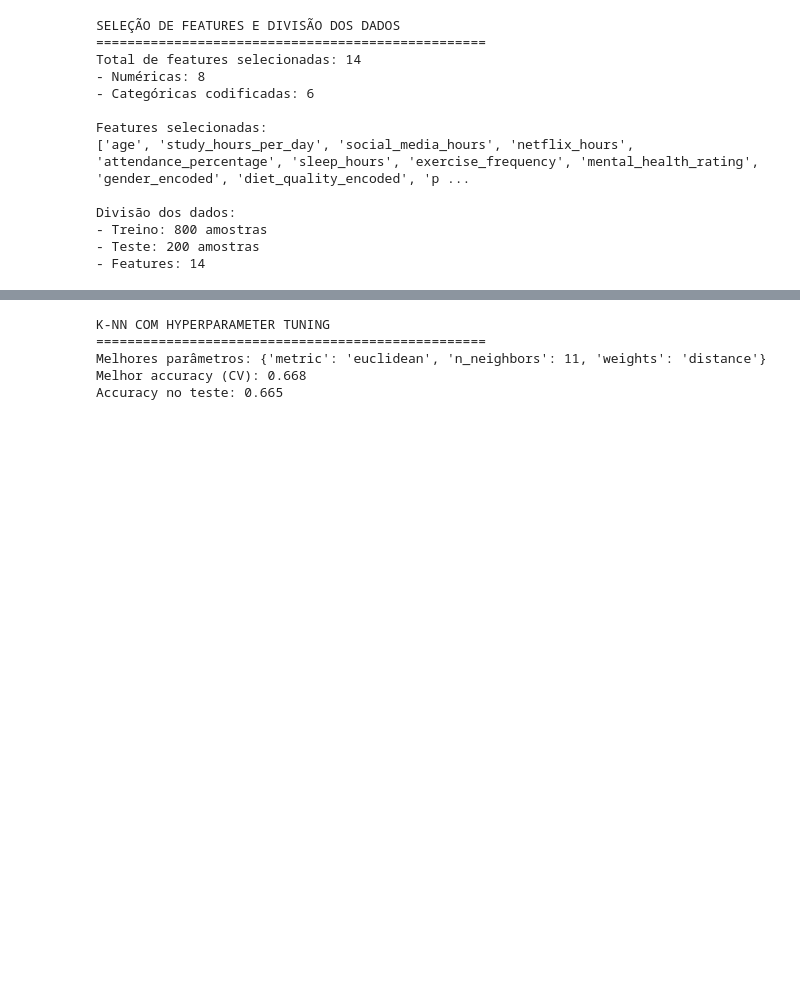
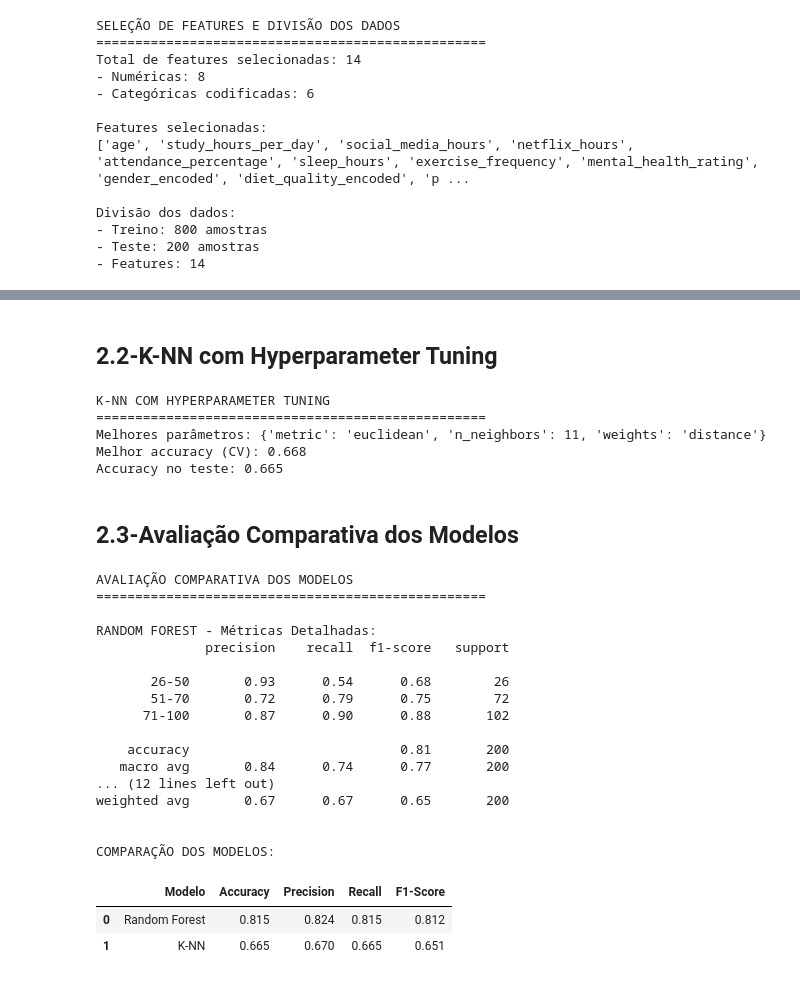
Before and after one commit to MarianoPieroni/FAI24_G06, a Jupyter notebook: Untitled-1.ipynb, the cells around one changed output, grey strips where cells are left out. Drawn from its saved outputs; the diff is of its cells as text; code cells hidden in the pictures; blank space fills up the shorter version.

```diff
--- a/Untitled-1.ipynb
+++ b/Untitled-1.ipynb
@@ -306,3 +319,5 @@ Accuracy no teste: 0.810
+# %% [markdown]
+## 2.2-K-NN com Hyperparameter Tuning
 # %%
 print("K-NN COM HYPERPARAMETER TUNING")
 print("="*50)
@@ -334,3 +354,58 @@ K-NN COM HYPERPARAMETER TUNING
 Melhores parâmetros: {'metric': 'euclidean', 'n_neighbors': 11, 'weights': 'distance'}
 Melhor accuracy (CV): 0.668
 Accuracy no teste: 0.665
+# %% [markdown]
+## 2.3-Avaliação Comparativa dos Modelos
+# %%
+# novo para o notebook
+print("AVALIAÇÃO COMPARATIVA DOS MODELOS")
+print("="*50)
+
+# Métricas detalhadas
+print("\nRANDOM FOREST - Métricas Detalhadas:")
+print(classification_report(y_test, y_pred_rf))
+
+print("\nK-NN - Métricas Detalhadas:")
+print(classification_report(y_test, y_pred_knn))
+
+# Tabela comparativa
+comparison = pd.DataFrame({
+    'Modelo': ['Random Forest', 'K-NN'],
+    'Accuracy': [acc_rf, acc_knn],
+    'Precision': [
+        precision_score(y_test, y_pred_rf, average='weighted'),
+        precision_score(y_test, y_pred_knn, average='weighted')
+    ],
+    'Recall': [
+        recall_score(y_test, y_pred_rf, average='weighted'),
+        recall_score(y_test, y_pred_knn, average='weighted')
+    ],
+    'F1-Score': [
+        f1_score(y_test, y_pred_rf, average='weighted'),
+        f1_score(y_test, y_pred_knn, average='weighted')
+    ]
+})
+
+print("\nCOMPARAÇÃO DOS MODELOS:")
+display(comparison.round(3))
+# %% [output]
+AVALIAÇÃO COMPARATIVA DOS MODELOS
+==================================================
+
+RANDOM FOREST - Métricas Detalhadas:
+              precision    recall  f1-score   support
+
+       26-50       0.93      0.54      0.68        26
+       51-70       0.72      0.79      0.75        72
+      71-100       0.87      0.90      0.88       102
+
+    accuracy                           0.81       200
+   macro avg       0.84      0.74      0.77       200
+... (12 lines left out)
+weighted avg       0.67      0.67      0.65       200
+
+
+COMPARAÇÃO DOS MODELOS:
+|  | Modelo | Accuracy | Precision | Recall | F1-Score |
+| 0 | Random Forest | 0.815 | 0.824 | 0.815 | 0.812 |
+| 1 | K-NN | 0.665 | 0.670 | 0.665 | 0.651 |
```
Also changed, not shown: parts of 25 cells of this notebook, 3 other files.
